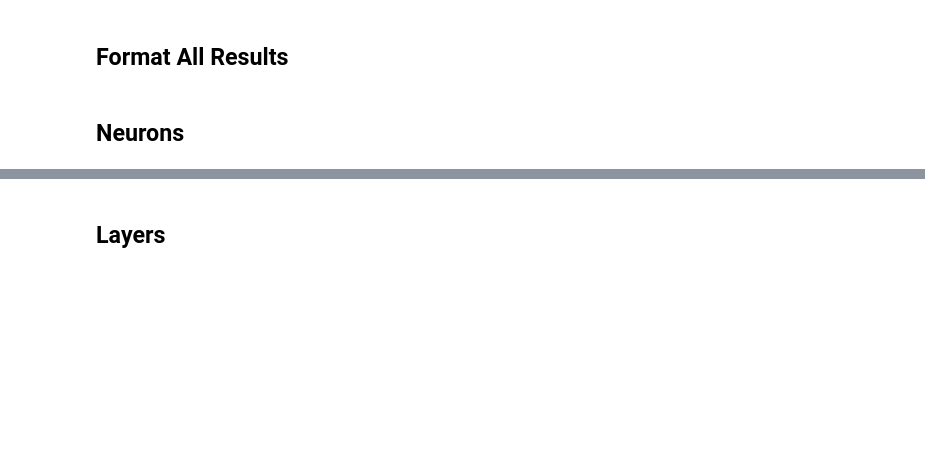
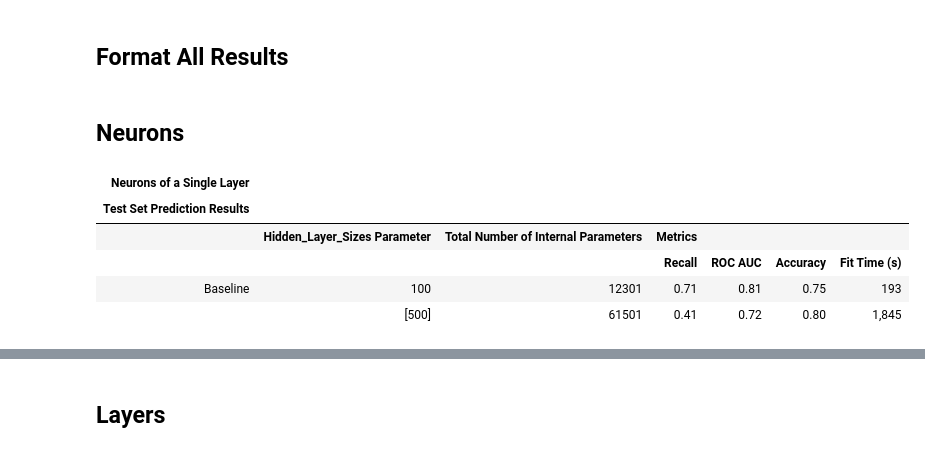
Before and after one commit to DecisionTreeBruining/212B-ML-Project, a Jupyter notebook: assignment_3/local_dev/taylor_fig_layers.ipynb, the cells around one changed output, grey strips where cells are left out. Drawn from its saved outputs; the diff is of its cells as text; code cells hidden in the pictures; blank space fills up the shorter version.

```diff
--- a/assignment_3/local_dev/taylor_fig_layers.ipynb
+++ b/assignment_3/local_dev/taylor_fig_layers.ipynb
@@ -117,12 +117,19 @@ for param, name_list in param_name.items():
 # %%
 (
     result_table['test_results_neurons-hidden_layer_sizes']
     .tab_header(title="Neurons of a Single Layer", subtitle="Test Set Prediction Results")
     .cols_label(
         Num_Parameters = html("<center>Total Number of<br>Internal Parameters</center>")
     )
-    .save(file="./tables_and_figures/test_results_neurons-hidden_layer_sizes.png")
+    # .save(file="./tables_and_figures/test_results_neurons-hidden_layer_sizes.png")
 )
+# %% [output]
+| Neurons of a Single Layer |  |  |  |  |  |  |
+| Test Set Prediction Results |  |  |  |  |  |  |
+|  | Hidden_Layer_Sizes Parameter | Total Number of Internal Parameters | Metrics |  |  |  |
+|  |  |  | Recall | ROC AUC | Accuracy | Fit Time (s) |
+| Baseline | 100 | 12301 | 0.71 | 0.81 | 0.75 | 193 |
+|  | [500] | 61501 | 0.41 | 0.72 | 0.80 | 1,845 |
 # %%
 (
     result_table['grid_results_neurons-hidden_layer_sizes']
```
Also changed, not shown: parts of 5 cells of this notebook.
